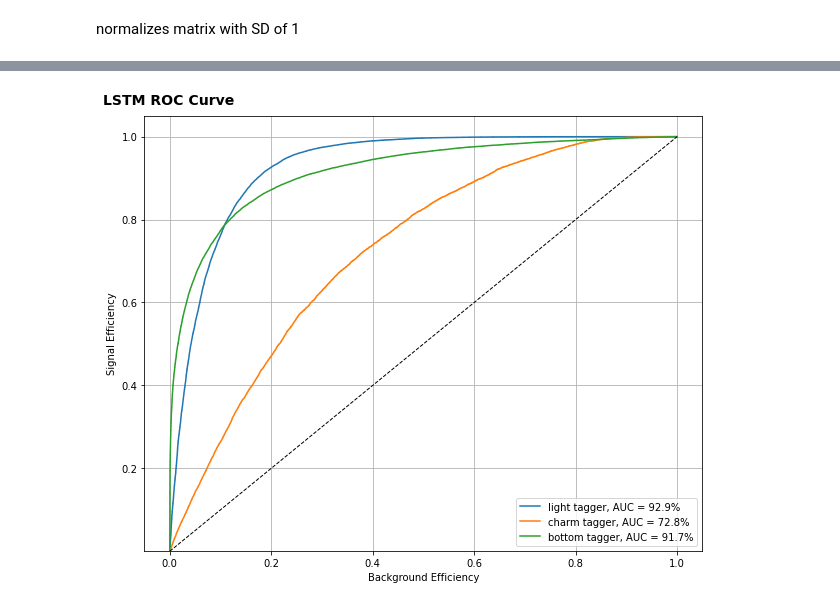
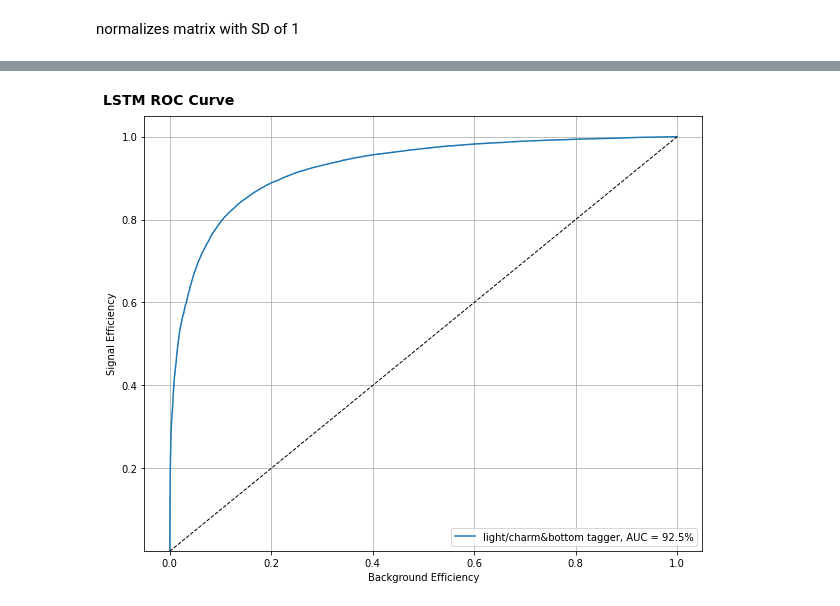
Before and after one commit to anrunw/QuarkGluonTagging, a Jupyter notebook: JetFlavor/jet flavor tagging.ipynb, the cells around one changed output, grey strips where cells are left out. Cells and saved outputs as stored; diff of their text form; code cells hidden in the pictures.

```diff
--- a/JetFlavor/jet flavor tagging.ipynb
+++ b/JetFlavor/jet flavor tagging.ipynb
@@ -575,4 +468,4 @@ ValueError: cannot reshape array of size 9633120 into shape (91744,16,1)
 # %%
-labels = ['light', 'charm', 'bottom']
+labels = ['light/charm/bottom']
 # %%
 lab
@@ -626,12 +511,12 @@ model = tf.keras.models.load_model('lstm.h5')
 l1Reg =  0.0001
 l1RegR = 0.001
 
-Inputs = Input(shape = (15,7))
+Inputs = Input(shape = (16,1))
 
 x = GRU(16,kernel_regularizer=l1(l1Reg),recurrent_regularizer=l1(l1RegR),activation='relu', recurrent_activation='sigmoid', name='gru_selu',)(Inputs)
 x = Dense(20,kernel_regularizer=l1(l1Reg),activation='relu', kernel_initializer='lecun_uniform', name='dense_relu')(x)
 x = Dropout(0.1)(x)
-predictions = Dense(3, activation='softmax', kernel_initializer='lecun_uniform', name='rnn_densef')(x)
+predictions = Dense(1, activation='sigmoid', kernel_initializer='lecun_uniform', name='rnn_densef')(x)
 model = Model(inputs=Inputs, outputs=predictions)
 
 model.summary()
@@ -655,10 +540,10 @@ Trainable params: 1,603
 Non-trainable params: 0
 _________________________________________________________________
 # %%
-adam = Adam(lr = 0.0001)
-model.compile(optimizer='adam', loss='categorical_crossentropy', metrics=['accuracy'])
+adam = Adam(lr = 0.002)
+model.compile(optimizer='adam', loss='binary_crossentropy', metrics=['accuracy'])
 # %%
-history = model.fit(X_train, y_train, batch_size = 1024, epochs = 15,
+history = model.fit(X_train.astype(float), y_train.astype(float), batch_size = 1024, epochs = 15,
                     validation_split = 0.25, shuffle = True, callbacks = None,
                     use_multiprocessing=True, workers=4)
 # %% [output]
@@ -682,7 +567,7 @@ Epoch 15/15
 # %%
-y_pred = makeRoc(X_test, y_test, labels, model, outputSuffix='two-layer')
+y_pred = makeRoc(X_test.astype(float), y_test.astype(float), labels, model, outputSuffix='two-layer')
 # %% [output]
-[figure, old version]
+[figure, new version]
 # %%
 learningCurve(history)
 # %% [output]
```
Also changed, not shown: parts of 86 cells of this notebook.
